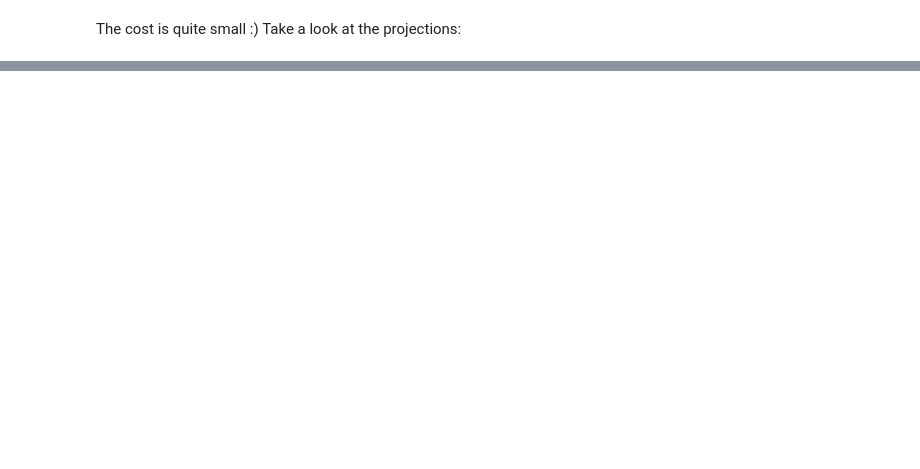
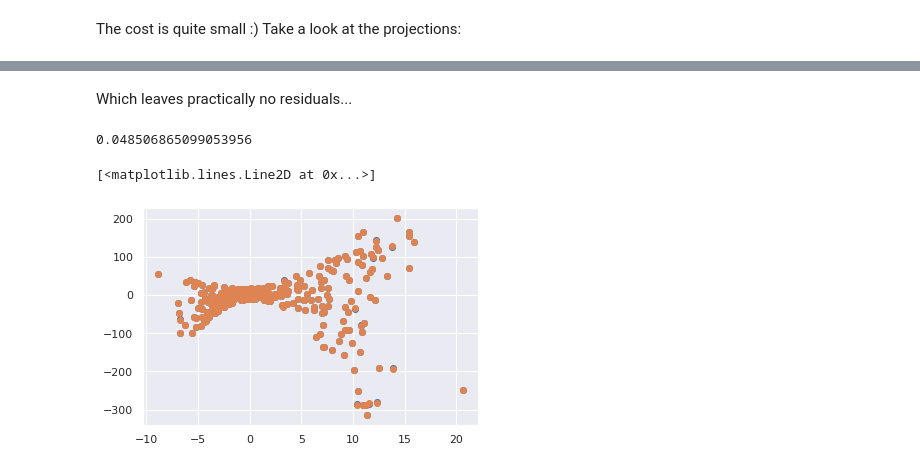
Before and after one commit to matiasrvazquez/DS-projects, a Jupyter notebook: Moloco_test.ipynb, the cells around one changed output, grey strips where cells are left out. Cells and saved outputs as stored; diff of their text form; code cells hidden in the pictures; blank space fills up the shorter version.

```diff
--- a/Moloco_test.ipynb
+++ b/Moloco_test.ipynb
@@ -498,0 +498,8 @@ plt.plot( df_reg['B'], X @ optimal_params, 'o')
+# %%
+X = df_reg[['A', 'B', 'A2', 'B2', 'AB', 'A2B', 'A3', 'AB2', 'B3']].values
+X = np.hstack((np.ones((n_samples,1)),X))
+y = df_reg['C'].values[:,np.newaxis]
+
+# Closed form expression:
+ans = np.linalg.inv(X.T @ X) @ X.T @ y
+ans
@@ -498,0 +517,12 @@ plt.plot( df_reg['B'], X @ optimal_params, 'o')
+# %% [markdown]
+Which leaves practically no residuals...
+# %%
+compute_cost(X, y, ans)
+# %% [output]
+0.048506865099053956
+# %%
+plt.plot( df_reg['A'], df_reg['C'], 'o')
+plt.plot( df_reg['A'], X @ ans, 'o')
+# %% [output]
+[<matplotlib.lines.Line2D at 0x...>]
+[figure, added]
```
Also changed, not shown: parts of 8 cells of this notebook.
